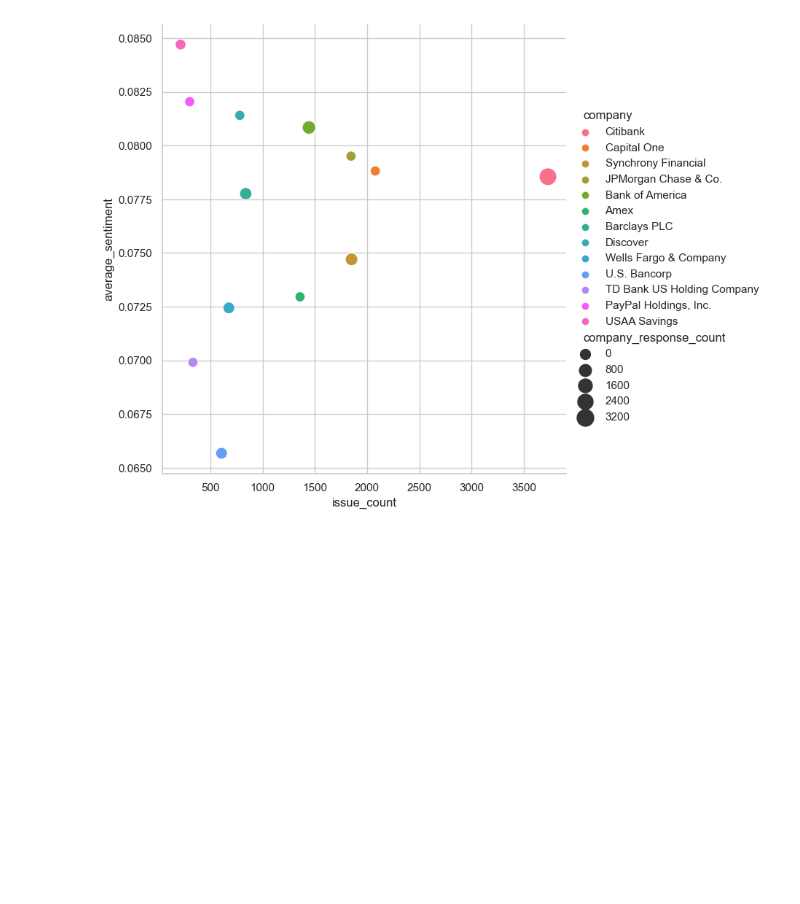
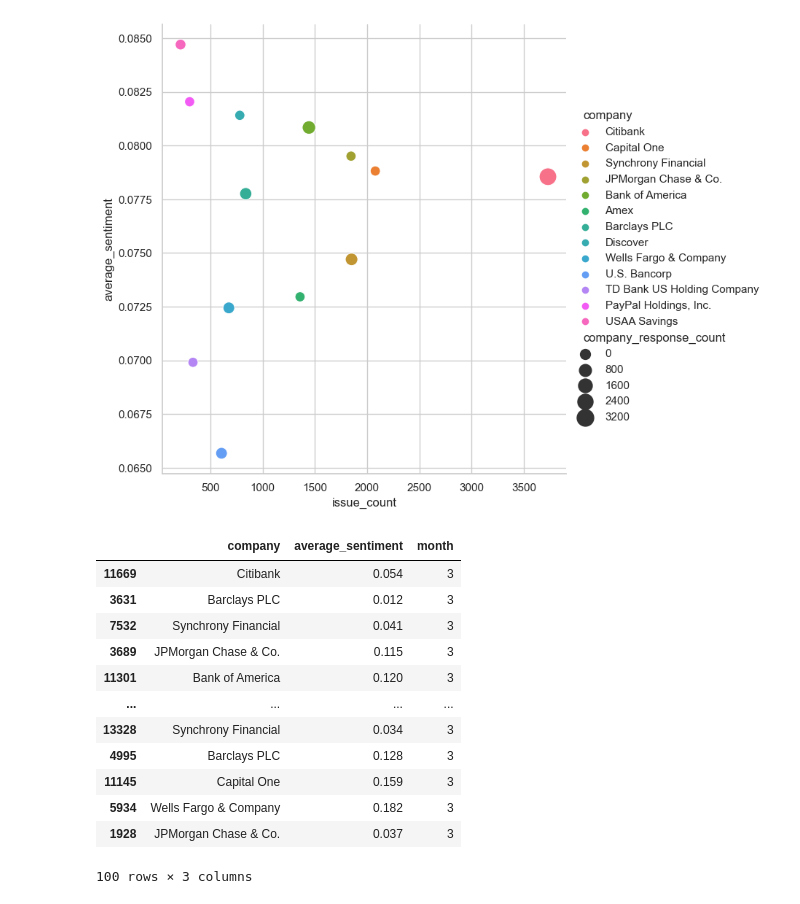
Before and after one commit to Fairie0723/CreditCardComp, a Jupyter notebook: Main.ipynb, the cells around one changed output. Drawn from its saved outputs; the diff is of its cells as text; code cells hidden in the pictures; blank space fills up the shorter version.

```diff
--- a/Main.ipynb
+++ b/Main.ipynb
@@ -269,3 +250,28 @@ sns.relplot(x='issue_count',y='average_sentiment', hue='company', size='company_
 # %% [output]
 <seaborn.axisgrid.FacetGrid at 0x...>
 [figure]
+# %%
+# Create the average sentiment over each month dataframe
+
+top_10_data = {
+    'company':df['company'],
+    'average_sentiment':df['consumer_complaint_score'],
+    'month':df['month']
+}
+
+df_top10 = pd.DataFrame(top_10_data)
+df_top10.head(100)
+# %% [output]
+|  | company | average_sentiment | month |
+| 11669 | Citibank | 0.054 | 3 |
+| 3631 | Barclays PLC | 0.012 | 3 |
+| 7532 | Synchrony Financial | 0.041 | 3 |
+| 3689 | JPMorgan Chase & Co. | 0.115 | 3 |
+| 11301 | Bank of America | 0.120 | 3 |
+| ... | ... | ... | ... |
+| 13328 | Synchrony Financial | 0.034 | 3 |
+| 4995 | Barclays PLC | 0.128 | 3 |
+| 11145 | Capital One | 0.159 | 3 |
+| 5934 | Wells Fargo & Company | 0.182 | 3 |
+| 1928 | JPMorgan Chase & Co. | 0.037 | 3 |
+100 rows × 3 columns
```
Also changed, not shown: parts of 4 cells of this notebook.
